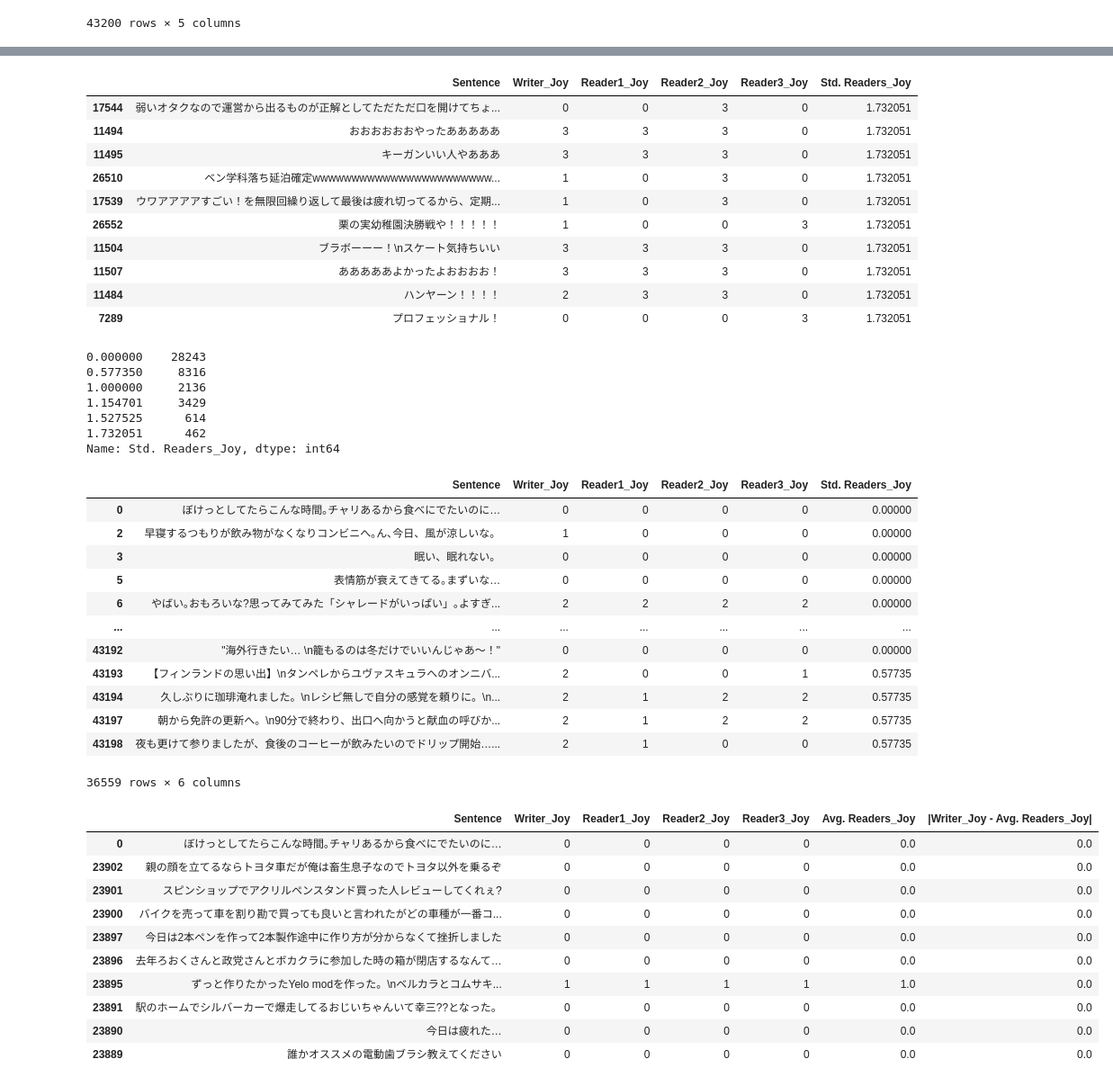
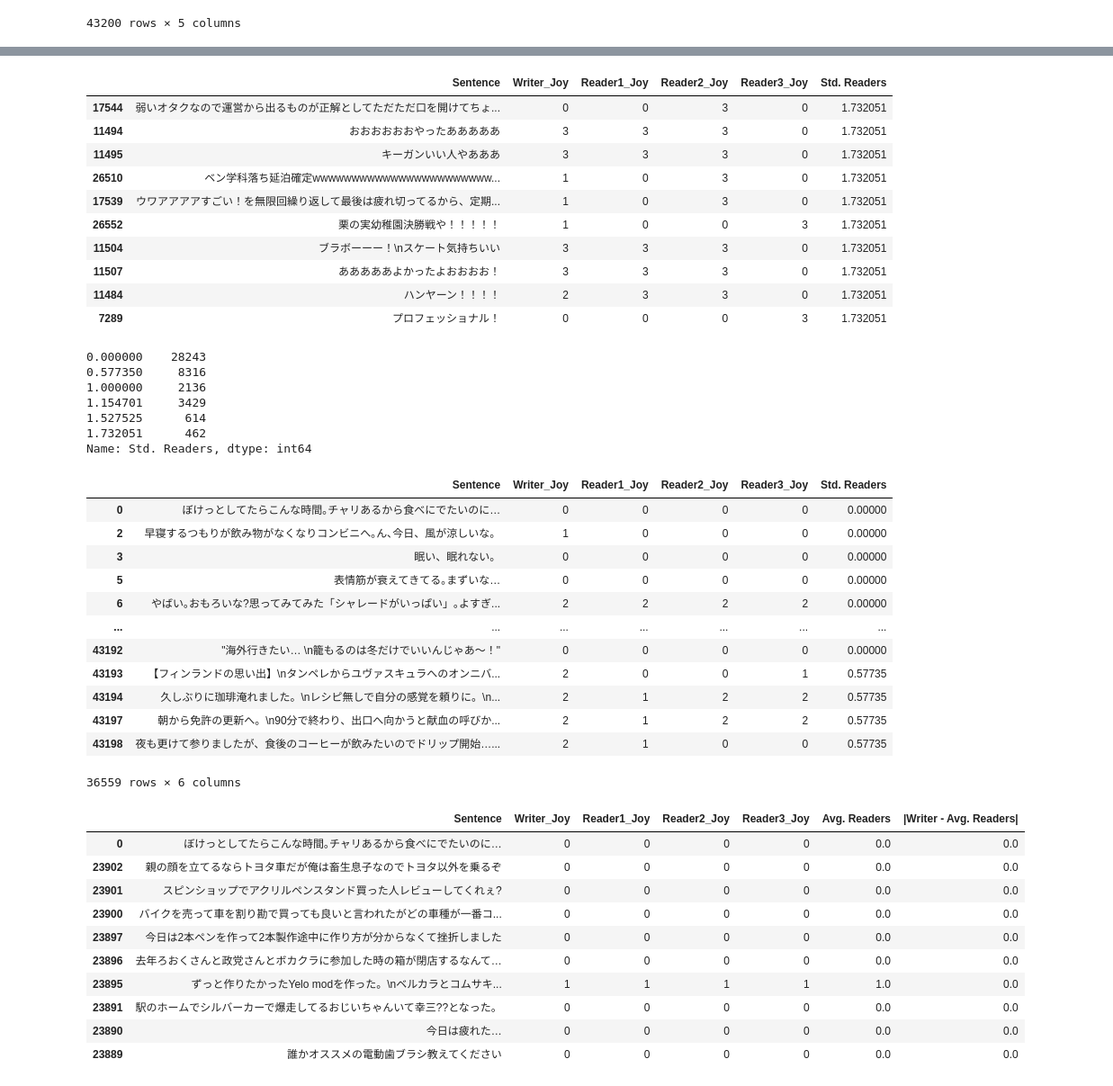
Before and after one commit to nakatuba/wrime-lstm, a Jupyter notebook: notebooks/joy_analysis.ipynb, the cells around one changed output, grey strips where cells are left out. Shown at 90% size. Cells and saved outputs as stored; diff of their text form; code cells hidden in the pictures.

```diff
--- a/notebooks/joy_analysis.ipynb
+++ b/notebooks/joy_analysis.ipynb
@@ -21,7 +28,11 @@ df_joy
 | 43199 | コーヒー休憩（kahavitauko）\n\nいつもの豆なのにすご... | 2 | 1 | 2 | 3 |
 43200 rows × 5 columns
 # %%
-reader_columns = ["Reader1_Joy", "Reader2_Joy", "Reader3_Joy"]
+reader_columns = [
+    f"Reader1_{sentiment}",
+    f"Reader2_{sentiment}",
+    f"Reader3_{sentiment}",
+]
 # %%
-df_joy["Std. Readers_Joy"] = df_joy[reader_columns].std(axis=1)
+df["Std. Readers"] = df[reader_columns].std(axis=1)
 # %%
@@ -39,9 +50,9 @@ df_joy.sort_values("Std. Readers_Joy").head(10)
 | 38770 | まっすーけしからん！！ | 2 | 0 | 0 | 0 | 0.0 |
 | 22985 | メジャーな存在を半自動的に好まない自分みたいな人もいるんだから、誰... | 1 | 0 | 0 | 0 | 0.0 |
 # %%
-df_joy.sort_values("Std. Readers_Joy").tail(10)
+df.sort_values("Std. Readers").tail(10)
 # %% [output]
-|  | Sentence | Writer_Joy | Reader1_Joy | Reader2_Joy | Reader3_Joy | Std. Readers_Joy |
+|  | Sentence | Writer_Joy | Reader1_Joy | Reader2_Joy | Reader3_Joy | Std. Readers |
 | 17544 | 弱いオタクなので運営から出るものが正解としてただただ口を開けてちょ... | 0 | 0 | 3 | 0 | 1.732051 |
 | 11494 | おおおおおおやったあああああ | 3 | 3 | 3 | 0 | 1.732051 |
 | 11495 | キーガンいい人やあああ | 3 | 3 | 3 | 0 | 1.732051 |
@@ -53,7 +64,7 @@ df_joy.sort_values("Std. Readers_Joy").tail(10)
 | 11484 | ハンヤーン！！！！ | 2 | 3 | 3 | 0 | 1.732051 |
 | 7289 | プロフェッショナル！ | 0 | 0 | 0 | 3 | 1.732051 |
 # %%
-df_joy["Std. Readers_Joy"].round(6).value_counts().sort_index()
+df["Std. Readers"].round(6).value_counts().sort_index()
 # %% [output]
 0.000000    28243
 0.577350     8316
@@ -61,12 +72,12 @@ df_joy["Std. Readers_Joy"].round(6).value_counts().sort_index()
 1.154701     3429
 1.527525      614
 1.732051      462
-Name: Std. Readers_Joy, dtype: int64
+Name: Std. Readers, dtype: int64
 # %%
-df_joy2 = df_joy[df_joy["Std. Readers_Joy"] < 1].copy()  # 客観3人の標準偏差が1未満の文章を抽出
-df_joy2
+df = df[df["Std. Readers"] < 1].copy()  # 客観3人の標準偏差が1未満の文章を抽出
+df
 # %% [output]
-|  | Sentence | Writer_Joy | Reader1_Joy | Reader2_Joy | Reader3_Joy | Std. Readers_Joy |
+|  | Sentence | Writer_Joy | Reader1_Joy | Reader2_Joy | Reader3_Joy | Std. Readers |
 | 0 | ぼけっとしてたらこんな時間｡チャリあるから食べにでたいのに… | 0 | 0 | 0 | 0 | 0.00000 |
 | 2 | 早寝するつもりが飲み物がなくなりコンビニへ｡ん､今日、風が涼しいな。 | 1 | 0 | 0 | 0 | 0.00000 |
 | 3 | 眠い、眠れない。 | 0 | 0 | 0 | 0 | 0.00000 |
@@ -80,15 +91,13 @@ df_joy2
 | 43198 | 夜も更けて参りましたが、食後のコーヒーが飲みたいのでドリップ開始…... | 2 | 1 | 0 | 0 | 0.57735 |
 36559 rows × 6 columns
 # %%
-df_joy2.drop("Std. Readers_Joy", axis=1, inplace=True)
-df_joy2["Avg. Readers_Joy"] = df_joy2[reader_columns].mean(axis=1)
-df_joy2["|Writer_Joy - Avg. Readers_Joy|"] = abs(
-    df_joy2["Writer_Joy"] - df_joy2["Avg. Readers_Joy"]
-)
+df.drop("Std. Readers", axis=1, inplace=True)
+df["Avg. Readers"] = df[reader_columns].mean(axis=1)
+df["|Writer - Avg. Readers|"] = abs(df[f"Writer_{sentiment}"] - df["Avg. Readers"])
 # %%
-df_joy2.sort_values("|Writer_Joy - Avg. Readers_Joy|").head(10)
+df.sort_values("|Writer - Avg. Readers|").head(10)
 # %% [output]
-|  | Sentence | Writer_Joy | Reader1_Joy | Reader2_Joy | Reader3_Joy | Avg. Readers_Joy | |Writer_Joy - Avg. Readers_Joy| |
+|  | Sentence | Writer_Joy | Reader1_Joy | Reader2_Joy | Reader3_Joy | Avg. Readers | |Writer - Avg. Readers| |
 | 0 | ぼけっとしてたらこんな時間｡チャリあるから食べにでたいのに… | 0 | 0 | 0 | 0 | 0.0 | 0.0 |
 | 23902 | 親の顔を立てるならトヨタ車だが俺は畜生息子なのでトヨタ以外を乗るぞ | 0 | 0 | 0 | 0 | 0.0 | 0.0 |
 | 23901 | スピンショップでアクリルペンスタンド買った人レビューしてくれぇ? | 0 | 0 | 0 | 0 | 0.0 | 0.0 |
```
Also changed, not shown: parts of 4 cells of this notebook, 1 other file.
